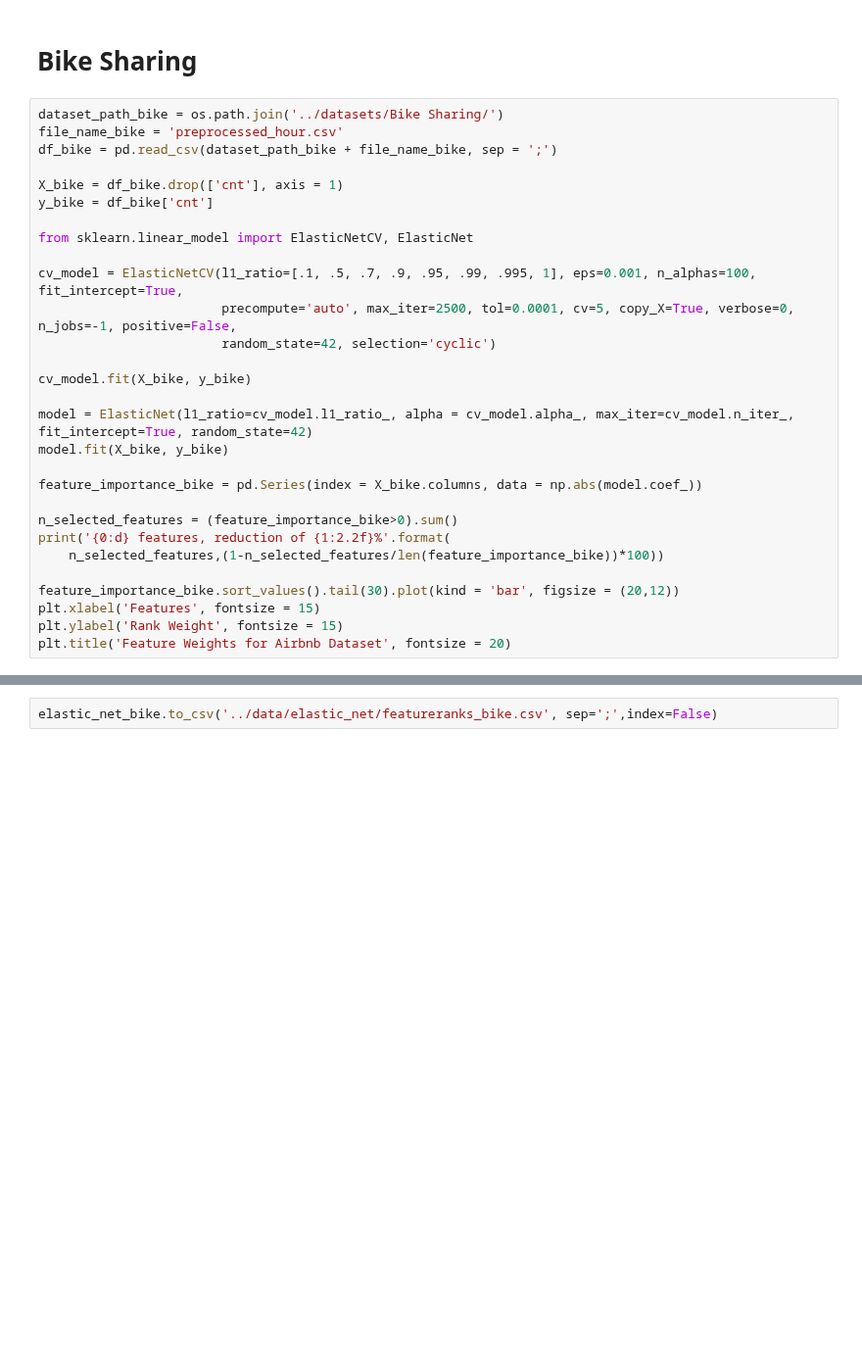
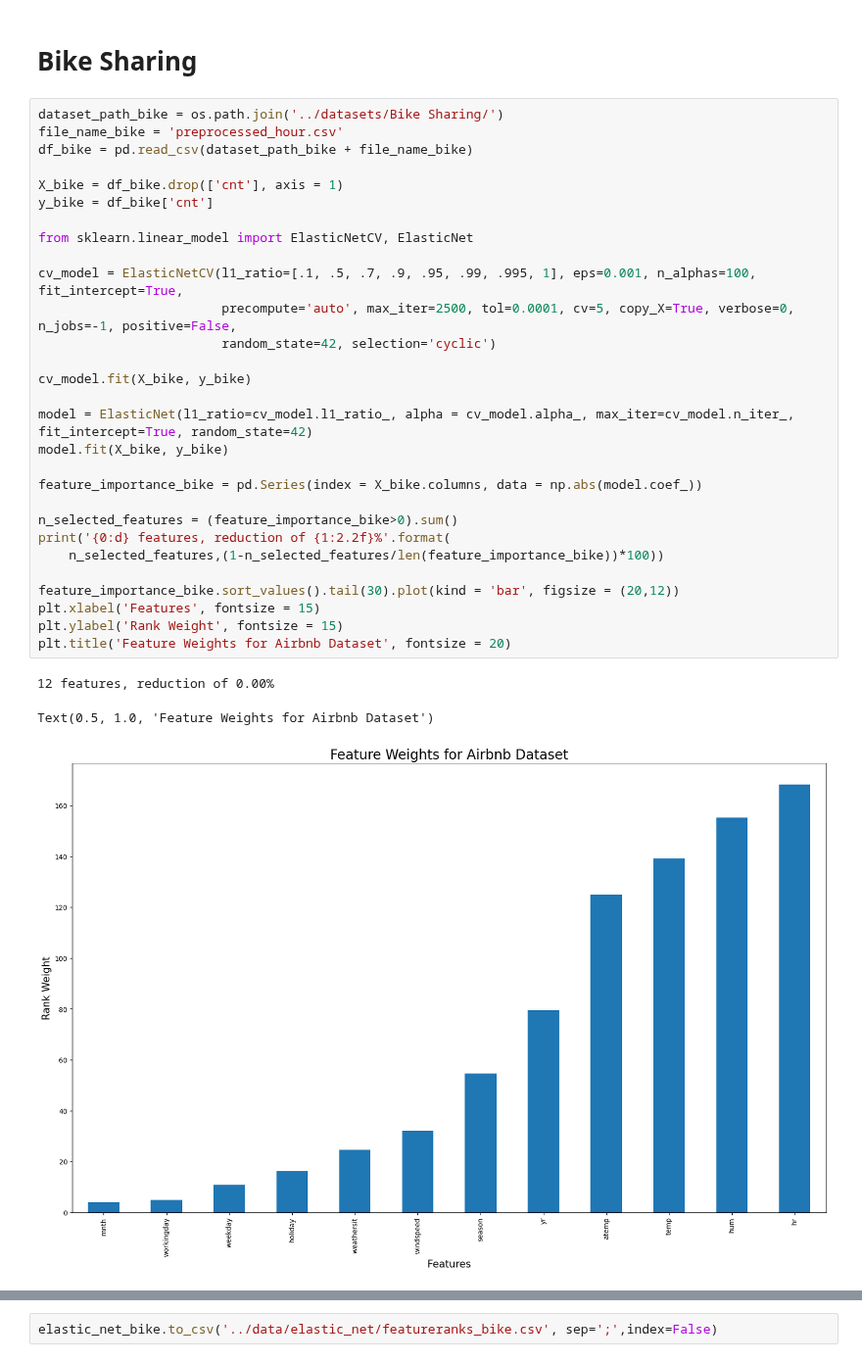
Before and after one commit to jorgedelpozolerida/KDS_Statistics_GroupProject, a Jupyter notebook: src/elastic_net.ipynb, the cells around one changed output, grey strips where cells are left out. Shown at 98% size. Drawn from its saved outputs; the diff is of its cells as text; blank space fills up the shorter version.

Commit message:
Add files via upload
FInished, has all datasets included

```diff
--- a/src/elastic_net.ipynb
+++ b/src/elastic_net.ipynb
@@ -236,32 +290,36 @@ elastic_net_airbnb.to_csv('../data/elastic_net/featureranks_airbnb.csv', sep=';'
 # %%
 dataset_path_bike = os.path.join('../datasets/Bike Sharing/')
 file_name_bike = 'preprocessed_hour.csv'
-df_bike = pd.read_csv(dataset_path_bike + file_name_bike, sep = ';')
+df_bike = pd.read_csv(dataset_path_bike + file_name_bike)
 
 X_bike = df_bike.drop(['cnt'], axis = 1)
 y_bike = df_bike['cnt']
 
 from sklearn.linear_model import ElasticNetCV, ElasticNet
 
 cv_model = ElasticNetCV(l1_ratio=[.1, .5, .7, .9, .95, .99, .995, 1], eps=0.001, n_alphas=100, fit_intercept=True,
                         precompute='auto', max_iter=2500, tol=0.0001, cv=5, copy_X=True, verbose=0, n_jobs=-1, positive=False,
                         random_state=42, selection='cyclic')
 
 cv_model.fit(X_bike, y_bike)
 
 model = ElasticNet(l1_ratio=cv_model.l1_ratio_, alpha = cv_model.alpha_, max_iter=cv_model.n_iter_, fit_intercept=True, random_state=42)
 model.fit(X_bike, y_bike)
 
 feature_importance_bike = pd.Series(index = X_bike.columns, data = np.abs(model.coef_))
 
 n_selected_features = (feature_importance_bike>0).sum()
 print('{0:d} features, reduction of {1:2.2f}%'.format(
     n_selected_features,(1-n_selected_features/len(feature_importance_bike))*100))
 
 feature_importance_bike.sort_values().tail(30).plot(kind = 'bar', figsize = (20,12))
 plt.xlabel('Features', fontsize = 15)
 plt.ylabel('Rank Weight', fontsize = 15)
 plt.title('Feature Weights for Airbnb Dataset', fontsize = 20)
+# %% [output]
+12 features, reduction of 0.00%
+Text(0.5, 1.0, 'Feature Weights for Airbnb Dataset')
+[figure, added]
 # %%
 elastic_net_bike = feature_importance_bike.to_frame()
 elastic_net_bike['method'] = 'elastic_net'
```
Also changed, not shown: parts of 9 cells of this notebook.
